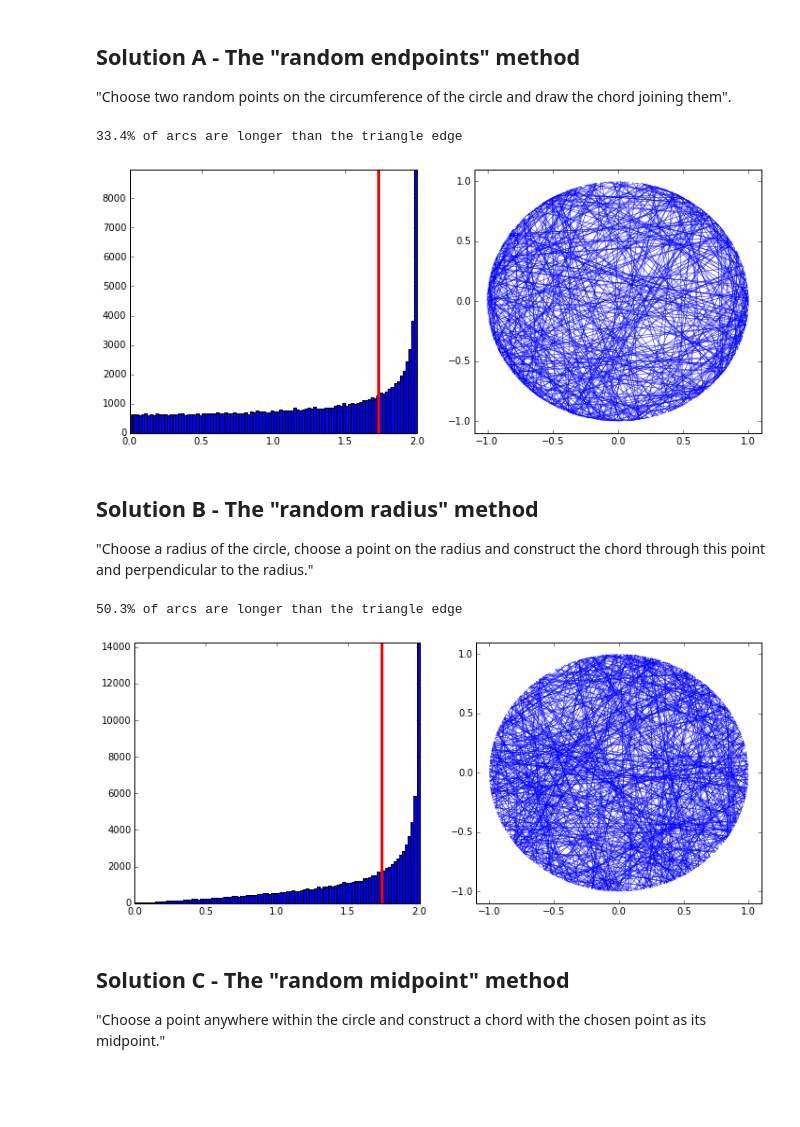
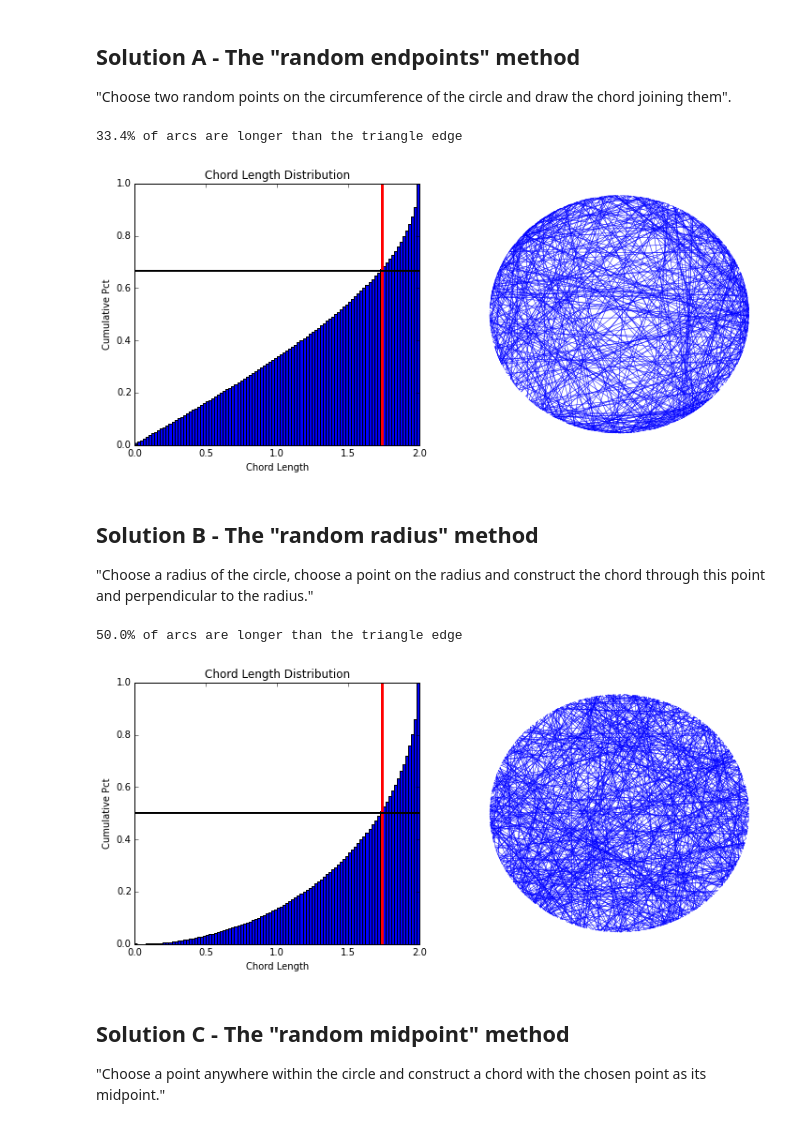
Before and after one commit to mmathioudakis/probability_playground, a Jupyter notebook: probability_playground.ipynb, the cells around one changed output. Saved outputs shown, nothing was run; the diff lists cells and outputs as text; code cells hidden in the pictures; blank space fills up the shorter version.

Commit message:
edited figures

```diff
--- a/probability_playground.ipynb
+++ b/probability_playground.ipynb
@@ -252,44 +252,48 @@ end_a = 2 * np.pi * np.random.rand(N) # first
 end_b = 2 * np.pi * np.random.rand(N)
 
 # the cartesian (2d) coordinates for each endpoint
-coord_a = [(R*np.cos(theta), R*np.sin(theta)) for theta in end_a] # first endpoint
-coord_b = [(R*np.cos(theta), R*np.sin(theta)) for theta in end_b] # second endpoint
+sol_A_coord_a = [(R*np.cos(theta), R*np.sin(theta)) for theta in end_a] # first endpoint
+sol_A_coord_b = [(R*np.cos(theta), R*np.sin(theta)) for theta in end_b] # second endpoint
 
 # the length of each chord
-lengths = l2dist(coord_a, coord_b)
+lengths = l2dist(sol_A_coord_a, sol_A_coord_b)
 
 shorter_lengths = [x for x in lengths if x <= triangle_edge_length]
 longer_lengths = [x for x in lengths if x >= triangle_edge_length]
 
 solution_A_pct = 100*sum(lengths > triangle_edge_length) / N
 print("{0:.1f}% of arcs are longer than the triangle edge".format(solution_A_pct))
 
 
 ###
 
 ## plots
 fig, ax = plt.subplots(1, 2, figsize = (12, 5))
 
 # plot distribution of chord lengths
 _n, _bins, _patches = ax[0].hist(lengths, bins = 100, range = (0, 2*R),
-                                 cumulative = False)
-_tmp = ax[0].set(ylim = (0, max(_n)))
+                                 cumulative = True, normed = True)
+_tmp = ax[0].set(title = "Chord Length Distribution", xlabel = 'Chord Length',
+                 ylabel = 'Cumulative Pct', ylim = (0, max(_n)))
 _tmp = ax[0].plot((triangle_edge_length, triangle_edge_length), (0, max(_n)),
                   c = "red", linewidth = 3)
-
+_tmp = ax[0].plot((0, 2*R), (1 - solution_A_pct/100, 1 - solution_A_pct/100),
+                 color = 'black', linewidth = 2)
 
 
 # plot sample of M (out of N) chords
 M = min(500, N)
-chords = [patches.PathPatch(patches.Path([coord_a[i], coord_b[i]],
+chords_A = [patches.PathPatch(patches.Path([sol_A_coord_a[i], sol_A_coord_b[i]],
             [patches.Path.MOVETO, patches.Path.LINETO]), edgecolor = "blue",
             lw = 0.5, fill = False) for i in range(M)]
 _tmp = ax[1].set(xlim = (-1.1, 1.1), ylim = (-1.1, 1.1))
-for chord in chords:
+for chord in chords_A:
     _tmp = ax[1].add_patch(chord)
+
+_tmp = ax[1].axis('off')
 # %% [output]
 33.4% of arcs are longer than the triangle edge
-[figure, old version]
+[figure, new version]
 # %% [markdown]
 ## Solution B - The "random radius" method
 
@@ -300,10 +304,10 @@ point = R * np.random.rand(N) # choose random point on radius
 
 absolute_angles = np.array([(np.arccos(p/R)) for p in point])
 
-coord_a = [(R*np.cos(theta), R*np.sin(theta)) for theta in phi + absolute_angles]
-coord_b = [(R*np.cos(theta), R*np.sin(theta)) for theta in phi - absolute_angles]
+sol_B_coord_a = [(R*np.cos(theta), R*np.sin(theta)) for theta in phi + absolute_angles]
+sol_B_coord_b = [(R*np.cos(theta), R*np.sin(theta)) for theta in phi - absolute_angles]
 
-lengths = l2dist(coord_a, coord_b)
+lengths = l2dist(sol_B_coord_a, sol_B_coord_b)
 
 solution_B_pct = 100*sum(lengths > triangle_edge_length)/N
 print("{0:.1f}% of arcs are longer than the triangle edge".format(solution_B_pct))
@@ -315,22 +319,27 @@ fig, ax = plt.subplots(1, 2, figsize = (12, 5))
 
 # plot distribution of chord lengths
 _n, _bins, _patches = ax[0].hist(lengths, bins = 100, range = (0, 2*R),
-                                 cumulative = False)
-_tmp = ax[0].set(ylim = (0, max(_n)))
+                                 cumulative = True, normed = True)
+_tmp = ax[0].set(title = "Chord Length Distribution", xlabel = 'Chord Length',
+                 ylabel = 'Cumulative Pct', ylim = (0, max(_n)))
 _tmp = ax[0].plot((triangle_edge_length, triangle_edge_length), (0, max(_n)),
                   c = "red", linewidth = 3)
+_tmp = ax[0].plot((0, 2*R), (1 - solution_B_pct/100, 1 - solution_B_pct/100),
+                 color = 'black', linewidth = 2)
 
 # plot sample of M (out of N) chords
 M = min(500, N)
-chords = [patches.PathPatch(patches.Path([coord_a[i], coord_b[i]],
+chords_B = [patches.PathPatch(patches.Path([sol_B_coord_a[i], sol_B_coord_b[i]],
             [patches.Path.MOVETO, patches.Path.LINETO]), edgecolor = "blue",
             lw = 0.5, fill = False) for i in range(M)]
 _tmp = ax[1].set(xlim = (-1.1, 1.1), ylim = (-1.1, 1.1))
-for chord in chords:
+for chord in chords_B:
     _tmp = ax[1].add_patch(chord)
+
+_tmp = ax[1].axis('off')
 # %% [output]
-50.3% of arcs are longer than the triangle edge
+50.0% of arcs are longer than the triangle edge
-[figure, old version]
+[figure, new version]
 # %% [markdown]
 ## Solution C - The "random midpoint" method
 
```
Also changed, not shown: parts of 3 cells of this notebook.
